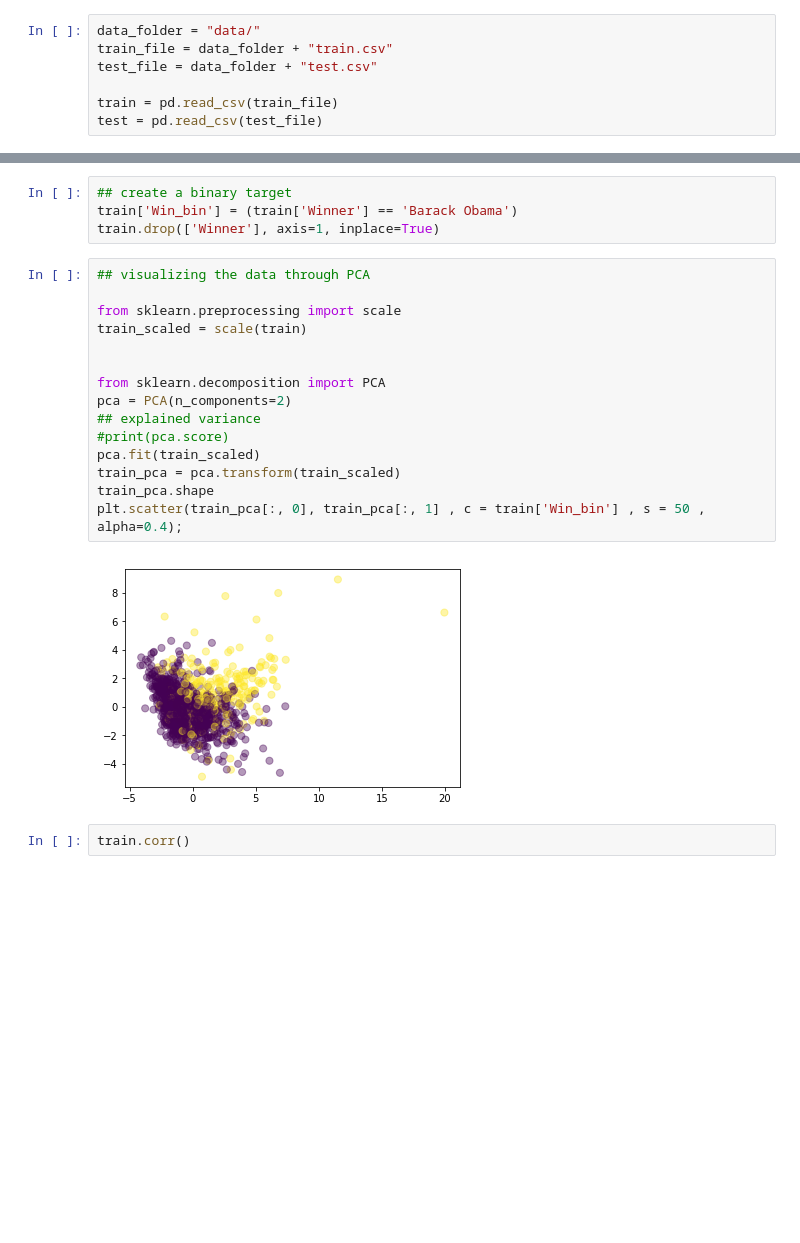
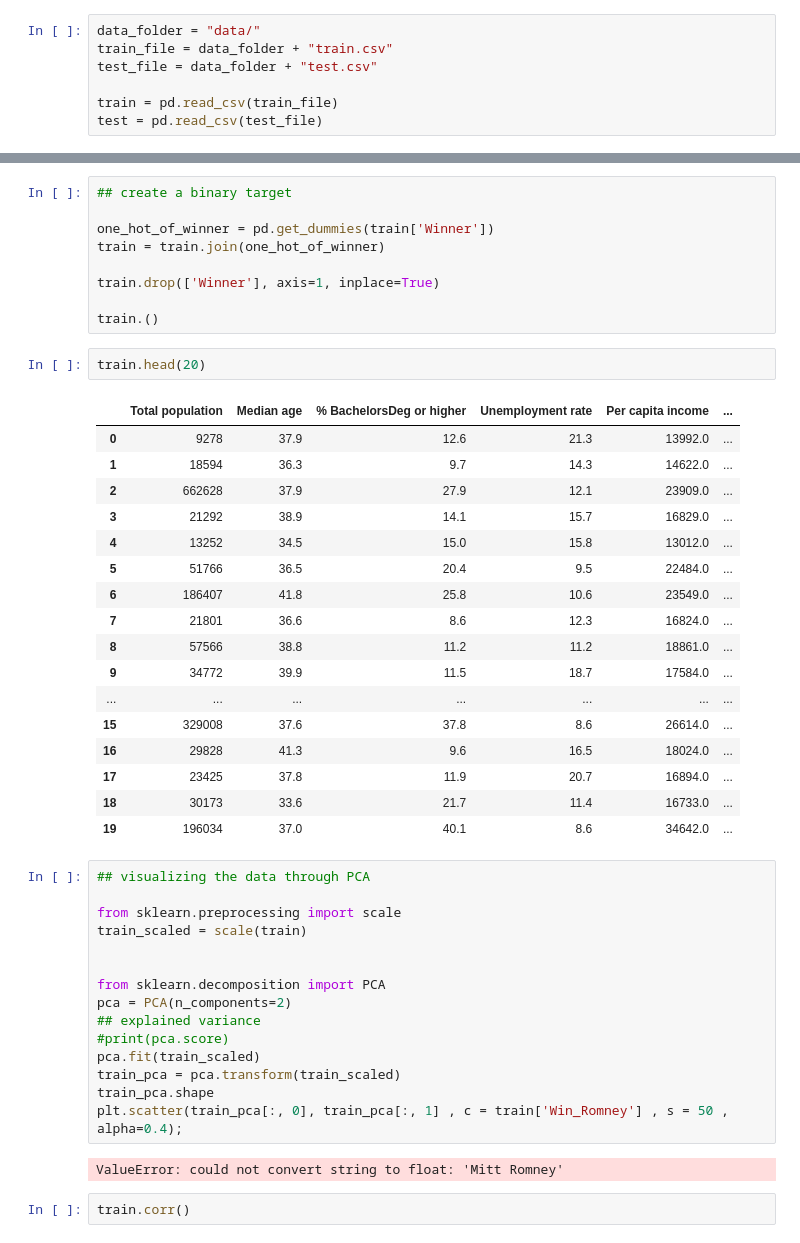
Before and after one commit to srjit/gems, a Jupyter notebook: potus_elections/potus-analysis.py.ipynb, the cells around one changed output, grey strips where cells are left out. Drawn from its saved outputs; the diff is of its cells as text; blank space fills up the shorter version.

```diff
--- a/potus_elections/potus-analysis.py.ipynb
+++ b/potus_elections/potus-analysis.py.ipynb
@@ -26,7 +40,32 @@ Index(['Total population', 'Median age', '% BachelorsDeg or higher',
 # %%
 ## create a binary target
-train['Win_bin'] = (train['Winner'] == 'Barack Obama')
+
+one_hot_of_winner = pd.get_dummies(train['Winner'])
+train = train.join(one_hot_of_winner)
+
 train.drop(['Winner'], axis=1, inplace=True)
+
+train.()
+# %%
+train.head(20)
+# %% [output]
+|  | Total population | Median age | % BachelorsDeg or higher | Unemployment rate | Per capita income | ... |
+| 0 | 9278 | 37.9 | 12.6 | 21.3 | 13992.0 | ... |
+| 1 | 18594 | 36.3 | 9.7 | 14.3 | 14622.0 | ... |
+| 2 | 662628 | 37.9 | 27.9 | 12.1 | 23909.0 | ... |
+| 3 | 21292 | 38.9 | 14.1 | 15.7 | 16829.0 | ... |
+| 4 | 13252 | 34.5 | 15.0 | 15.8 | 13012.0 | ... |
+| 5 | 51766 | 36.5 | 20.4 | 9.5 | 22484.0 | ... |
+| 6 | 186407 | 41.8 | 25.8 | 10.6 | 23549.0 | ... |
+| 7 | 21801 | 36.6 | 8.6 | 12.3 | 16824.0 | ... |
+| 8 | 57566 | 38.8 | 11.2 | 11.2 | 18861.0 | ... |
+| 9 | 34772 | 39.9 | 11.5 | 18.7 | 17584.0 | ... |
+| ... | ... | ... | ... | ... | ... | ... |
+| 15 | 329008 | 37.6 | 37.8 | 8.6 | 26614.0 | ... |
+| 16 | 29828 | 41.3 | 9.6 | 16.5 | 18024.0 | ... |
+| 17 | 23425 | 37.8 | 11.9 | 20.7 | 16894.0 | ... |
+| 18 | 30173 | 33.6 | 21.7 | 11.4 | 16733.0 | ... |
+| 19 | 196034 | 37.0 | 40.1 | 8.6 | 34642.0 | ... |
 # %%
 ## visualizing the data through PCA
 
@@ -41,9 +80,9 @@ pca = PCA(n_components=2)
 pca.fit(train_scaled)
 train_pca = pca.transform(train_scaled)
 train_pca.shape
-plt.scatter(train_pca[:, 0], train_pca[:, 1] , c = train['Win_bin'] , s = 50 , alpha=0.4);
+plt.scatter(train_pca[:, 0], train_pca[:, 1] , c = train['Win_Romney'] , s = 50 , alpha=0.4);
 # %% [output]
-[figure, removed]
+ValueError: could not convert string to float: 'Mitt Romney'
 # %%
 train.corr()
 # %% [output]
```
Also changed, not shown: parts of 2 cells of this notebook, 1 other file.
